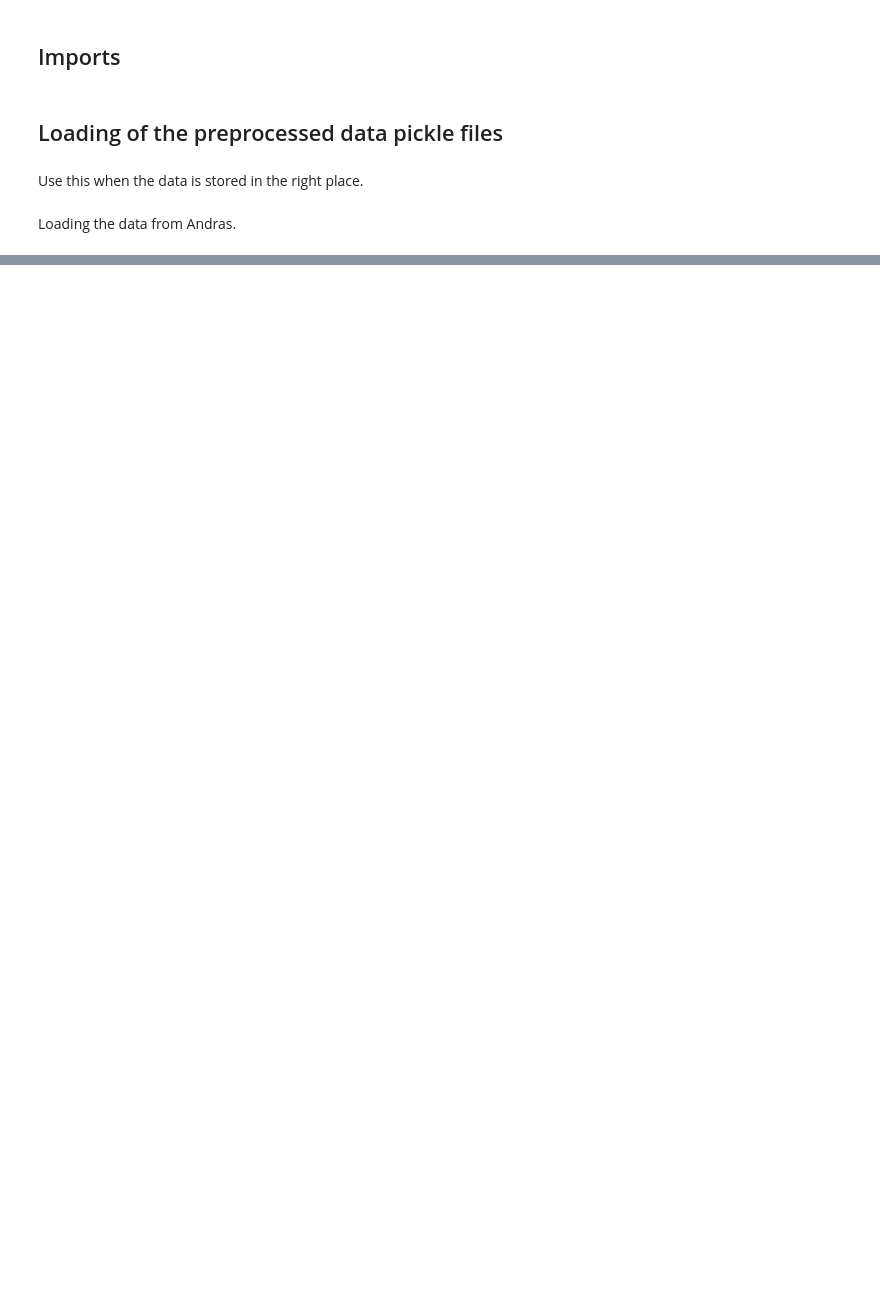
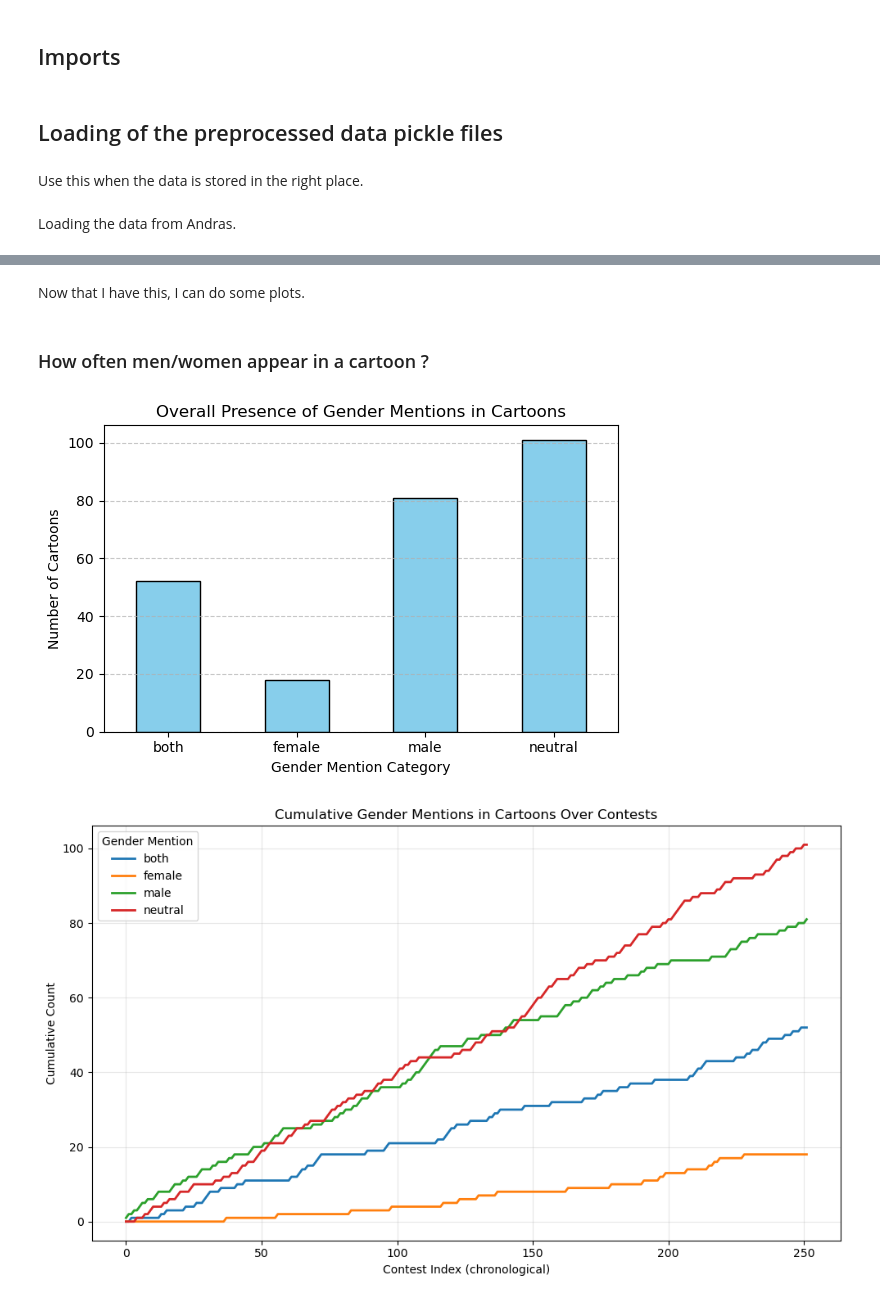
Before and after one commit to epfl-ada/ada-2025-project-adacore42, a Jupyter notebook: _Other/amelie_analysis/gender_roles.ipynb, the cells around one changed output, grey strips where cells are left out. Cells and saved outputs as stored; diff of their text form; code cells hidden in the pictures; blank space fills up the shorter version.

Commit message:
Updtate gender_roles.ipynb

```diff
--- a/_Other/amelie_analysis/gender_roles.ipynb
+++ b/_Other/amelie_analysis/gender_roles.ipynb
@@ -165,0 +206,12 @@ dataC.head()
+# %%
+# Let's look at the images
+dataC0 = dataC.copy(deep=True)
+
+dataC0['gender_mention'] = dataC0['cleaned_image_descriptions'].apply(detect_gender)
+
+# !! Since we don't have the metadata after contest 763, I need to do some slicing
+last_idx = 251
+dataC01 = dataC0[dataC0.index <= last_idx].copy(deep=True)
+
+# check
+dataC01.tail()
@@ -165,0 +259,50 @@ dataC.head()
+# %% [markdown]
+Now that I have this, I can do some plots.
+# %% [markdown]
+### How often men/women appear in a cartoon ?
+# %%
+# How often men/women appear in a cartoon ?
+
+# Overall distribution of gender over all the cartoons.
+gender_image = dataC01['gender_mention']
+
+# Count frequency
+gender_counts = gender_image.value_counts().sort_index()
+
+# Plot
+plt.figure(figsize=(6, 4))
+gender_counts.plot(kind='bar', color='skyblue', edgecolor='black')
+
+plt.title("Overall Presence of Gender Mentions in Cartoons")
+plt.xlabel("Gender Mention Category")
+plt.ylabel("Number of Cartoons")
+plt.xticks(rotation=0)
+plt.grid(axis='y', linestyle='--', alpha=0.7)
+plt.tight_layout()
+plt.show()
+
+# Evolution over time
+df = pd.DataFrame({"contest_index": range(0, len(dataC01)),
+                   "gender_mention": dataC01['gender_mention']})
+
+# Count mentions per contest (here each row = one contest)
+counts = pd.get_dummies(df["gender_mention"]).cumsum()
+
+# Compute cumulative counts
+cumulative = counts.cumsum()
+
+# Plot cumulative counts
+plt.figure(figsize=(10, 6))
+for col in counts.columns:
+    plt.plot(df["contest_index"], counts[col], label=col, linewidth=2)
+
+plt.title("Cumulative Gender Mentions in Cartoons Over Contests")
+plt.xlabel("Contest Index (chronological)")
+plt.ylabel("Cumulative Count")
+plt.legend(title="Gender Mention")
+plt.grid(alpha=0.3)
+plt.tight_layout()
+plt.show()
+# %% [output]
+[figure, added]
+[figure, added]
```
Also changed, not shown: parts of 26 cells of this notebook.
